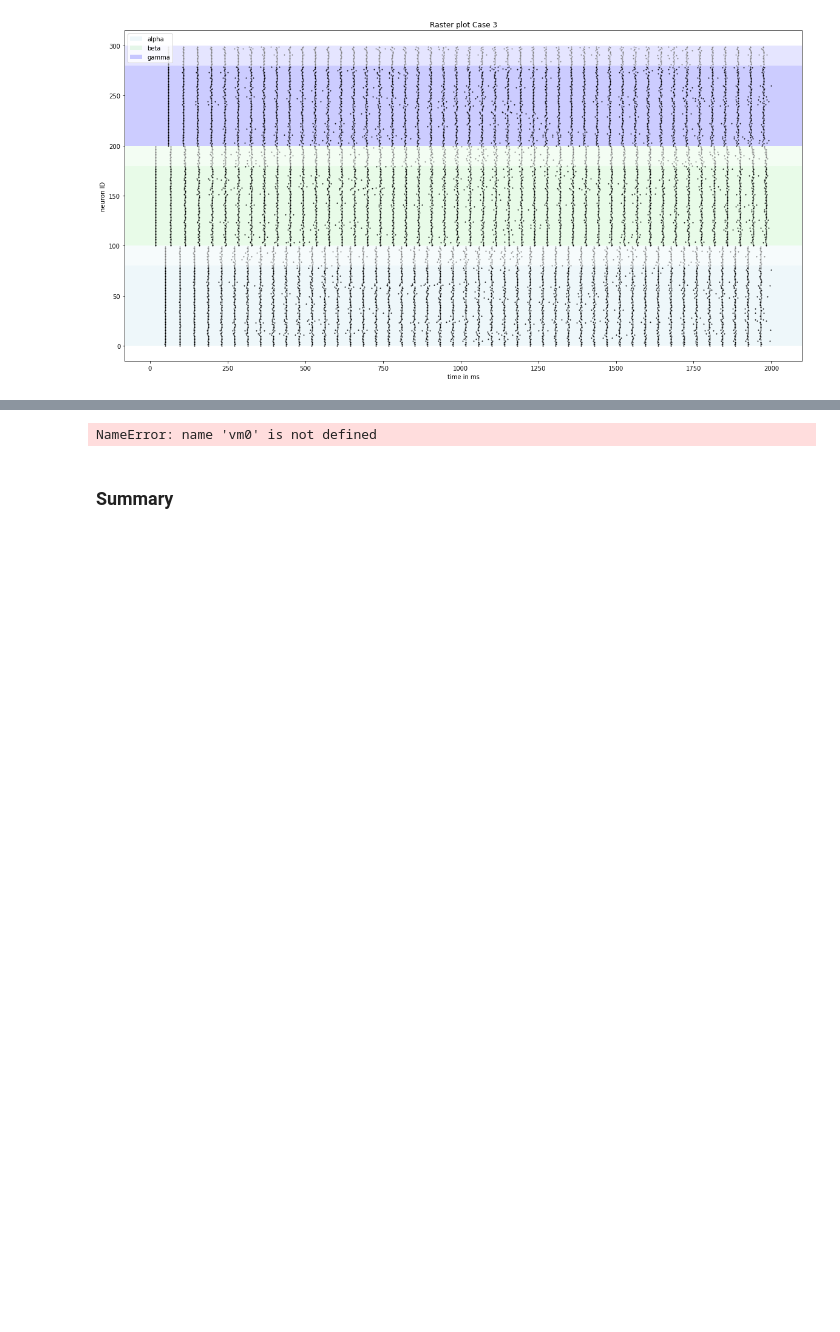
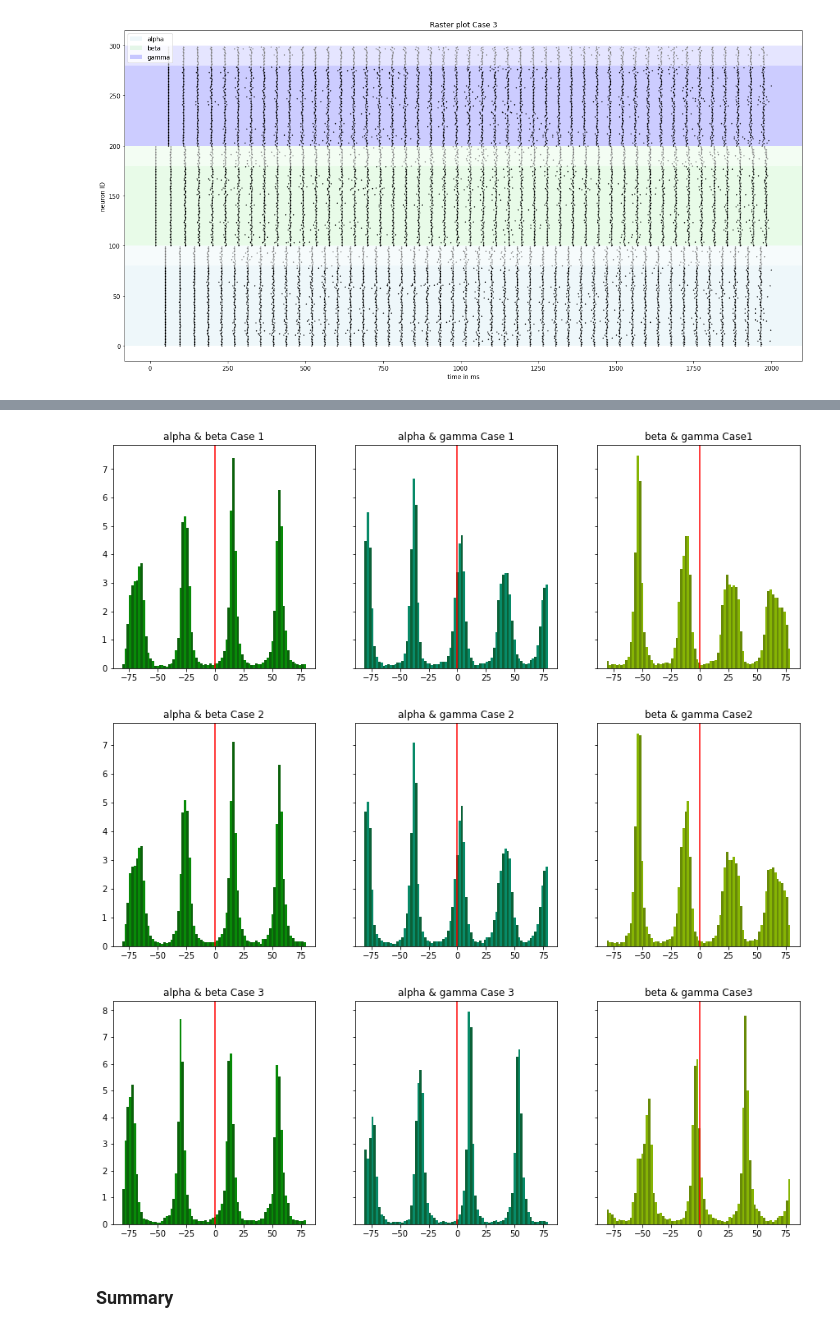
Before and after one commit to ndettmer/neuronal_synchrony_replication, a Jupyter notebook: Results.ipynb, the cells around one changed output, grey strips where cells are left out. Cells and saved outputs as stored; diff of their text form; code cells hidden in the pictures; blank space fills up the shorter version.

```diff
--- a/Results.ipynb
+++ b/Results.ipynb
@@ -287,9 +312,11 @@ raster_plot(sd3, 3)
 # %%
-coinc_hists(vm0)
-coinc_hists(vm1)
-coinc_hists(vm2)
+coinc_hists(vm1,1)
+coinc_hists(vm2,2)
+coinc_hists(vm3,3)
 # %% [output]
-NameError: name 'vm0' is not defined
+[figure, added]
+[figure, added]
+[figure, added]
 # %%
 firing_hists(sd0)
 firing_hists(sd1)
```
Also changed, not shown: parts of 7 cells of this notebook, 3 other files.
